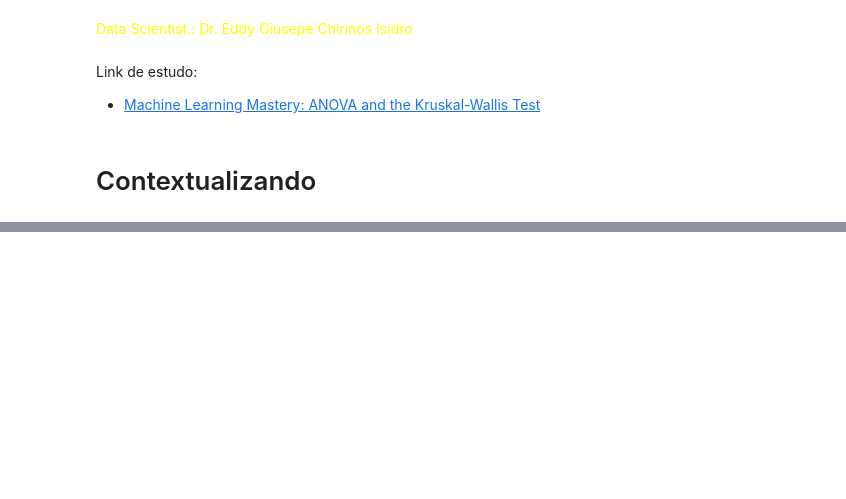
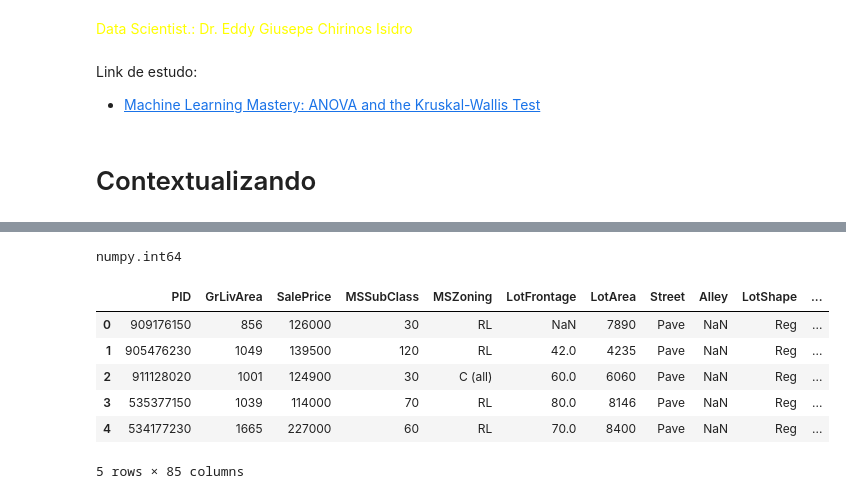
Before and after one commit to EddyGiusepe/Learning_Class_in_Python, a Jupyter notebook: The_Chi-squared_test/ANOVA_and_the_Kruskal-Wallis_Test.ipynb, the cells around one changed output, grey strips where cells are left out. Saved outputs shown, nothing was run; the diff lists cells and outputs as text; code cells hidden in the pictures; blank space fills up the shorter version.

```diff
--- a/The_Chi-squared_test/ANOVA_and_the_Kruskal-Wallis_Test.ipynb
+++ b/The_Chi-squared_test/ANOVA_and_the_Kruskal-Wallis_Test.ipynb
@@ -14,0 +60,18 @@ Dado este cenário, é particularmente intrigante analisar os dados habitacionai
+# %%
+# Tipo de dado é:
+type(Ames["YrSold"].iloc[0])
+# %% [output]
+numpy.int64
+# %%
+# Convertendo 'YrSold' em uma variável categórica:
+Ames['YrSold'] = Ames['YrSold'].astype('category')
+
+Ames.head()
+# %% [output]
+|  | PID | GrLivArea | SalePrice | MSSubClass | MSZoning | LotFrontage | LotArea | Street | Alley | LotShape | ... |
+| 0 | 909176150 | 856 | 126000 | 30 | RL | NaN | 7890 | Pave | NaN | Reg | ... |
+| 1 | 905476230 | 1049 | 139500 | 120 | RL | 42.0 | 4235 | Pave | NaN | Reg | ... |
+| 2 | 911128020 | 1001 | 124900 | 30 | C (all) | 60.0 | 6060 | Pave | NaN | Reg | ... |
+| 3 | 535377150 | 1039 | 114000 | 70 | RL | 80.0 | 8146 | Pave | NaN | Reg | ... |
+| 4 | 534177230 | 1665 | 227000 | 60 | RL | 70.0 | 8400 | Pave | NaN | Reg | ... |
+5 rows × 85 columns
```
Also changed, not shown: parts of 8 cells of this notebook.
